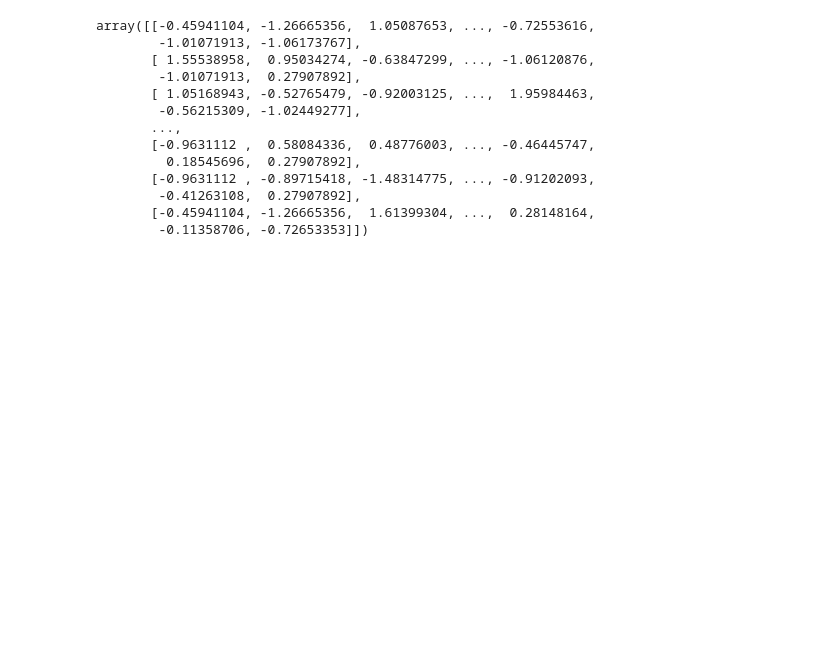
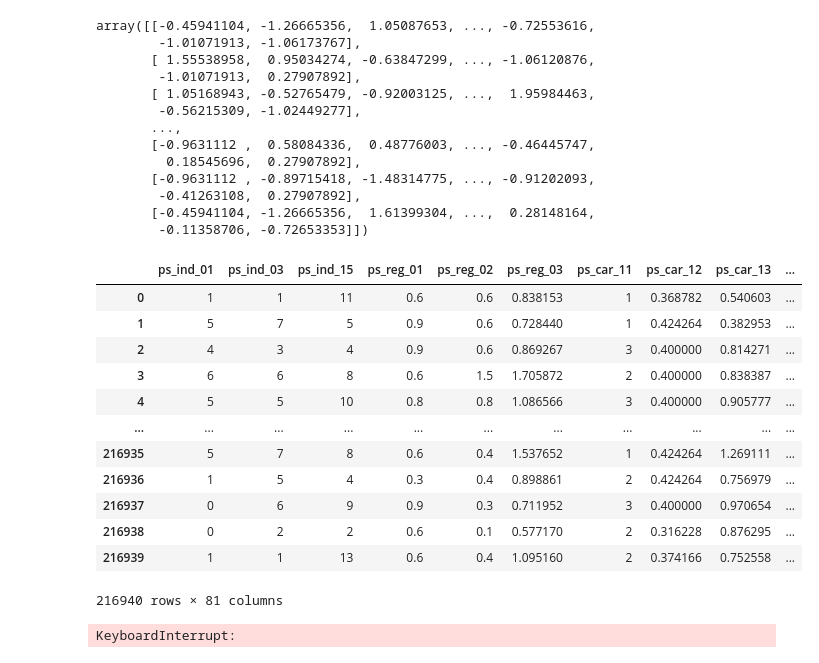
Before and after one commit to Haebuk/kagglestudy, a Jupyter notebook: Porto/porto_1_유재성.ipynb, the cells around one changed output. Saved outputs shown, nothing was run; the diff lists cells and outputs as text; code cells hidden in the pictures; blank space fills up the shorter version.

```diff
--- a/Porto/porto_1_유재성.ipynb
+++ b/Porto/porto_1_유재성.ipynb
@@ -659,3 +785,20 @@ array([[-0.45941104, -1.26665356,  1.05087653, ..., -0.72553616,
         -0.41263108,  0.27907892],
        [-0.45941104, -1.26665356,  1.61399304, ...,  0.28148164,
         -0.11358706, -0.72653353]])
+# %%
+train_notarget = train.drop(['target'], axis=1)
+train_notarget
+# %% [output]
+|  | ps_ind_01 | ps_ind_03 | ps_ind_15 | ps_reg_01 | ps_reg_02 | ps_reg_03 | ps_car_11 | ps_car_12 | ps_car_13 | ... |
+| 0 | 1 | 1 | 11 | 0.6 | 0.6 | 0.838153 | 1 | 0.368782 | 0.540603 | ... |
+| 1 | 5 | 7 | 5 | 0.9 | 0.6 | 0.728440 | 1 | 0.424264 | 0.382953 | ... |
+| 2 | 4 | 3 | 4 | 0.9 | 0.6 | 0.869267 | 3 | 0.400000 | 0.814271 | ... |
+| 3 | 6 | 6 | 8 | 0.6 | 1.5 | 1.705872 | 2 | 0.400000 | 0.838387 | ... |
+| 4 | 5 | 5 | 10 | 0.8 | 0.8 | 1.086566 | 3 | 0.400000 | 0.905777 | ... |
+| ... | ... | ... | ... | ... | ... | ... | ... | ... | ... | ... |
+| 216935 | 5 | 7 | 8 | 0.6 | 0.4 | 1.537652 | 1 | 0.424264 | 1.269111 | ... |
+| 216936 | 1 | 5 | 4 | 0.3 | 0.4 | 0.898861 | 2 | 0.424264 | 0.756979 | ... |
+| 216937 | 0 | 6 | 9 | 0.9 | 0.3 | 0.711952 | 3 | 0.400000 | 0.970654 | ... |
+| 216938 | 0 | 2 | 2 | 0.6 | 0.1 | 0.577170 | 2 | 0.316228 | 0.876295 | ... |
+| 216939 | 1 | 1 | 13 | 0.6 | 0.4 | 1.095160 | 2 | 0.374166 | 0.752558 | ... |
+216940 rows × 81 columns
@@ -661,0 +807,6 @@ array([[-0.45941104, -1.26665356,  1.05087653, ..., -0.72553616,
+# %%
+rf.fit(X_train, y_train)
+pred = rf.predict(X_test)
+accuracy_score(y_test, pred)
+# %% [output]
+KeyboardInterrupt:
```
Also changed, not shown: parts of 15 cells of this notebook.
